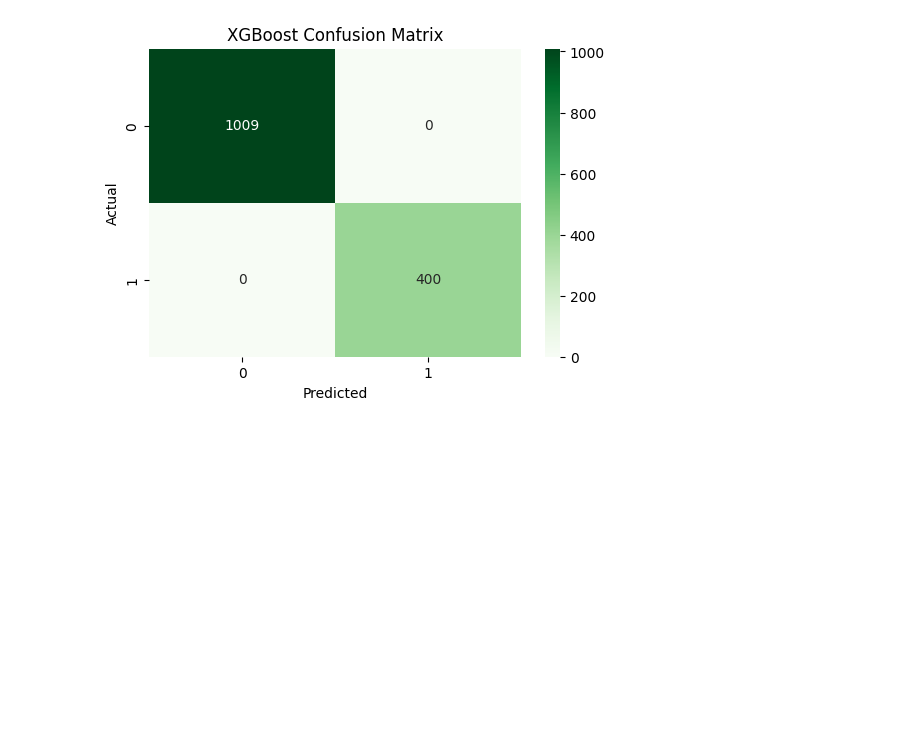
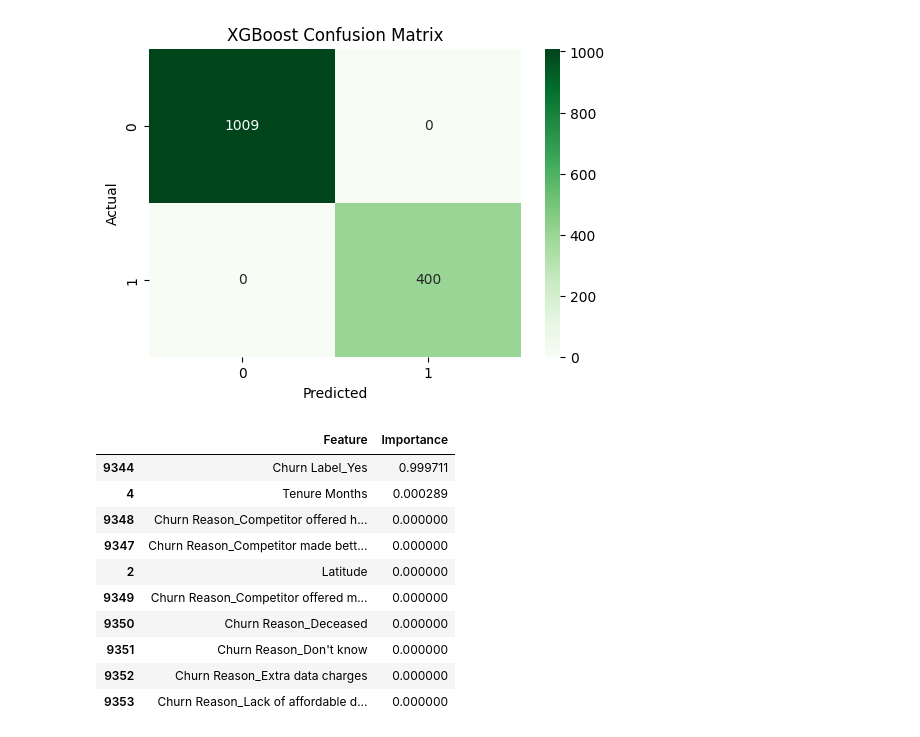
Before and after one commit to shiivu18/churn_Analytics, a Jupyter notebook: notebooks/02_data_cleaning_preprocessing.ipynb, the cells around one changed output. Drawn from its saved outputs; the diff is of its cells as text; code cells hidden in the pictures; blank space fills up the shorter version.

Commit message:
feature importance

```diff
--- a/notebooks/02_data_cleaning_preprocessing.ipynb
+++ b/notebooks/02_data_cleaning_preprocessing.ipynb
@@ -410,3 +410,27 @@ plt.ylabel("Actual")
 plt.show()
 # %% [output]
 [figure]
+# %%
+xgb_importance = pd.DataFrame({
+    'Feature': X.columns,
+    'Importance': xgb_model.feature_importances_
+})
+
+xgb_importance = xgb_importance.sort_values(
+    by='Importance',
+    ascending=False
+)
+
+xgb_importance.head(10)
+# %% [output]
+|  | Feature | Importance |
+| 9344 | Churn Label_Yes | 0.999711 |
+| 4 | Tenure Months | 0.000289 |
+| 9348 | Churn Reason_Competitor offered h... | 0.000000 |
+| 9347 | Churn Reason_Competitor made bett... | 0.000000 |
+| 2 | Latitude | 0.000000 |
+| 9349 | Churn Reason_Competitor offered m... | 0.000000 |
+| 9350 | Churn Reason_Deceased | 0.000000 |
+| 9351 | Churn Reason_Don't know | 0.000000 |
+| 9352 | Churn Reason_Extra data charges | 0.000000 |
+| 9353 | Churn Reason_Lack of affordable d... | 0.000000 |
```
